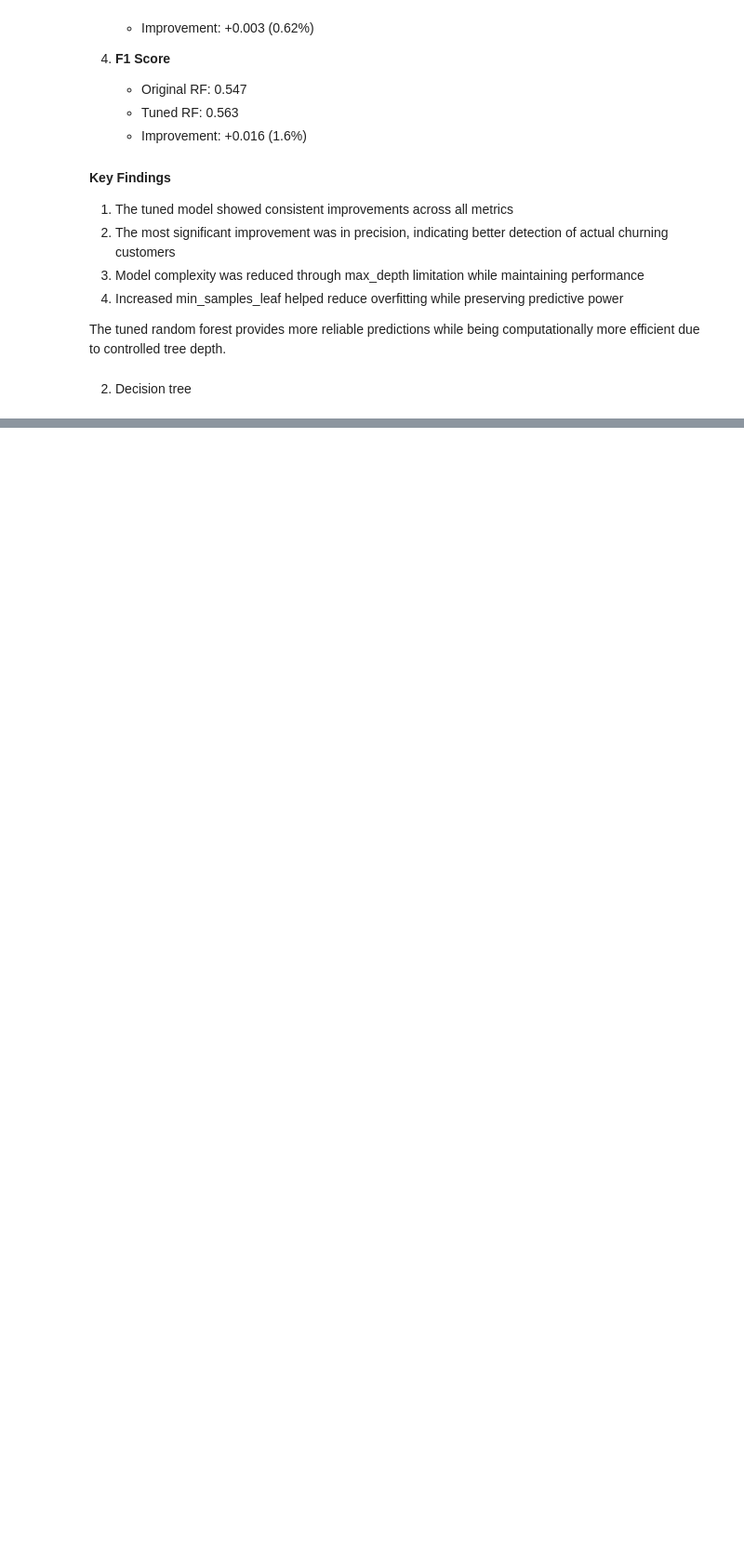
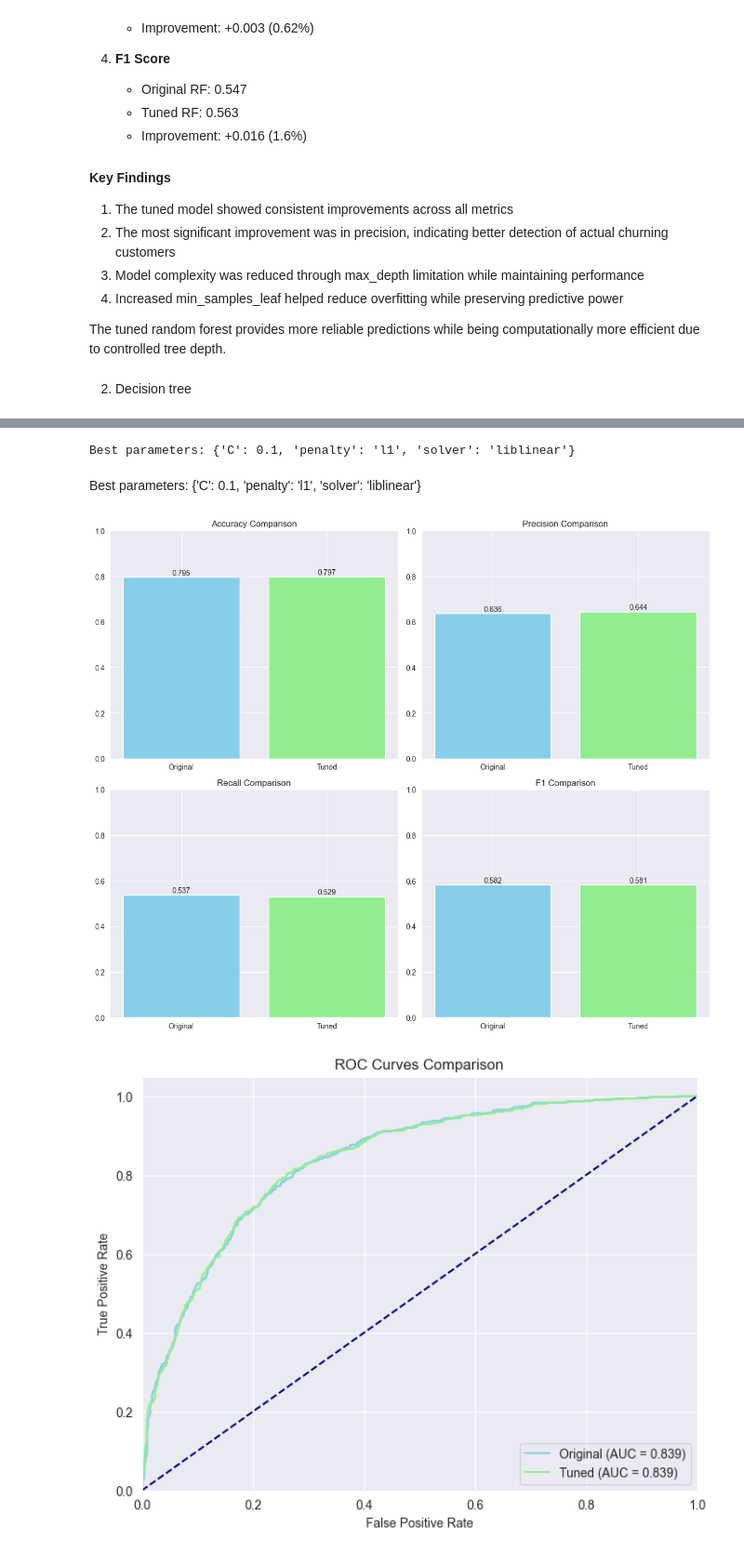
Before and after one commit to TouKhen/bloc-3, a Jupyter notebook: notebooks/data-explo-clean.ipynb, the cells around one changed output, grey strips where cells are left out. Shown at 93% size. Drawn from its saved outputs; the diff is of its cells as text; code cells hidden in the pictures; blank space fills up the shorter version.

```diff
--- a/notebooks/data-explo-clean.ipynb
+++ b/notebooks/data-explo-clean.ipynb
@@ -688,0 +763,40 @@ The tuned random forest provides more reliable predictions while being computati
+# %%
+log_reg_parameters = {
+    'C': [0.001, 0.01, 0.1, 1, 10, 100],
+    'penalty': ['l1', 'l2'],
+    'solver': ['liblinear', 'saga']
+}
+
+# log_reg_gs = decision_tree_model.grid_search(log_reg, log_reg_parameters)
+# print("Best parameters:", log_reg_gs.best_params_)
+# %% [output]
+Best parameters: {'C': 0.1, 'penalty': 'l1', 'solver': 'liblinear'}
+# %% [markdown]
+Best parameters: {'C': 0.1, 'penalty': 'l1', 'solver': 'liblinear'}
+# %%
+new_log_reg_model = Models(df_clean, X_dummies)
+new_log_reg_params = {'C': 0.1, 'penalty': 'l1', 'solver': 'liblinear'}
+new_log_reg = new_log_reg_model.logistic_regression(new_log_reg_params)
+new_log_reg_pred = new_log_reg_model.universal_predict(new_log_reg)
+# %%
+log_reg_metrics_comparison = {
+    'Original': {
+        'Accuracy': accuracy_score(log_reg_model.y_test, log_reg_predictions),
+        'Precision': precision_score(log_reg_model.y_test, log_reg_predictions),
+        'Recall': recall_score(log_reg_model.y_test, log_reg_predictions),
+        'F1': f1_score(log_reg_model.y_test, log_reg_predictions),
+        'AUC': roc_auc_score(log_reg_model.y_test, log_reg.predict_proba(log_reg_model.X_test)[:, 1])
+    },
+    'Tuned': {
+        'Accuracy': accuracy_score(new_log_reg_model.y_test, new_log_reg_pred),
+        'Precision': precision_score(new_log_reg_model.y_test, new_log_reg_pred),
+        'Recall': recall_score(new_log_reg_model.y_test, new_log_reg_pred),
+        'F1': f1_score(new_log_reg_model.y_test, new_log_reg_pred),
+        'AUC': roc_auc_score(new_log_reg_model.y_test, new_log_reg.predict_proba(new_log_reg_model.X_test)[:, 1])
+    }
+}
+
+viz.grid_search_plot(log_reg_metrics_comparison, log_reg, log_reg_model, new_log_reg, new_log_reg_model)
+# %% [output]
+[figure, added]
+[figure, added]
```
Also changed, not shown: parts of 12 cells of this notebook, 3 other files.
